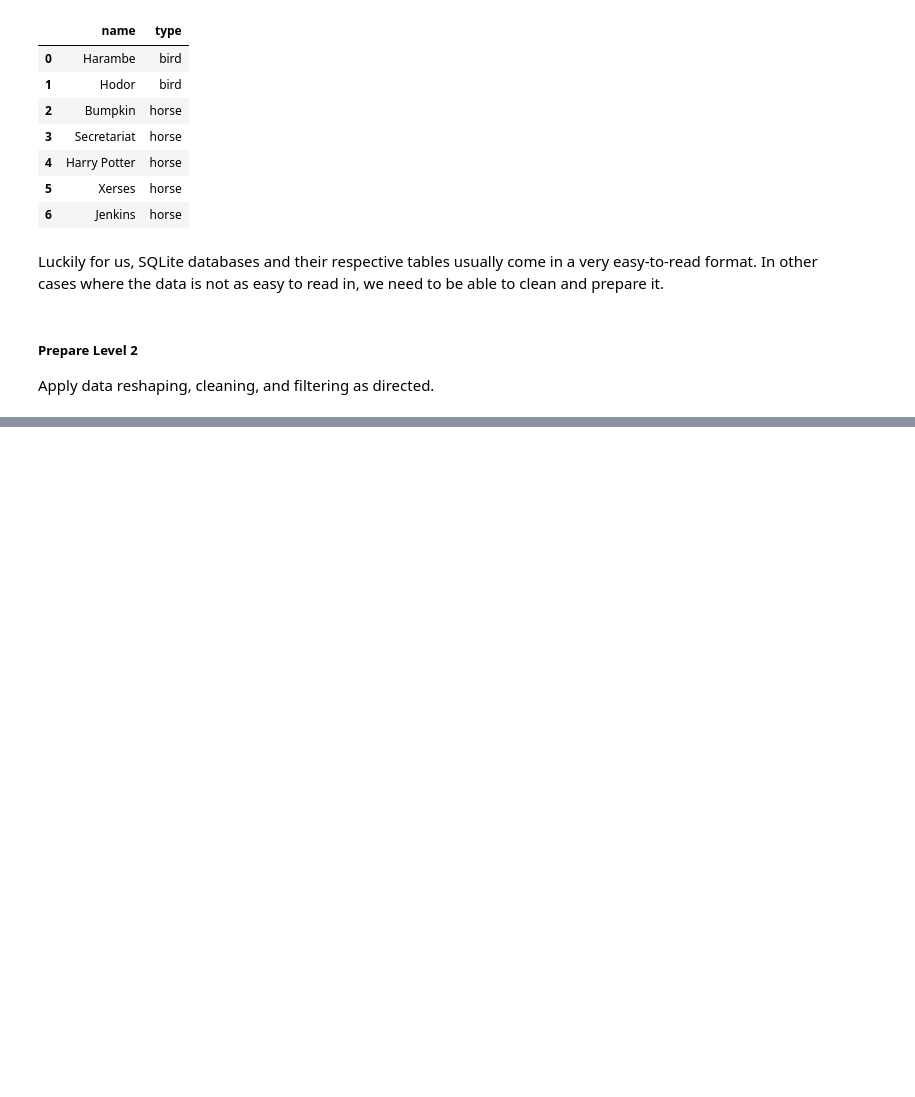
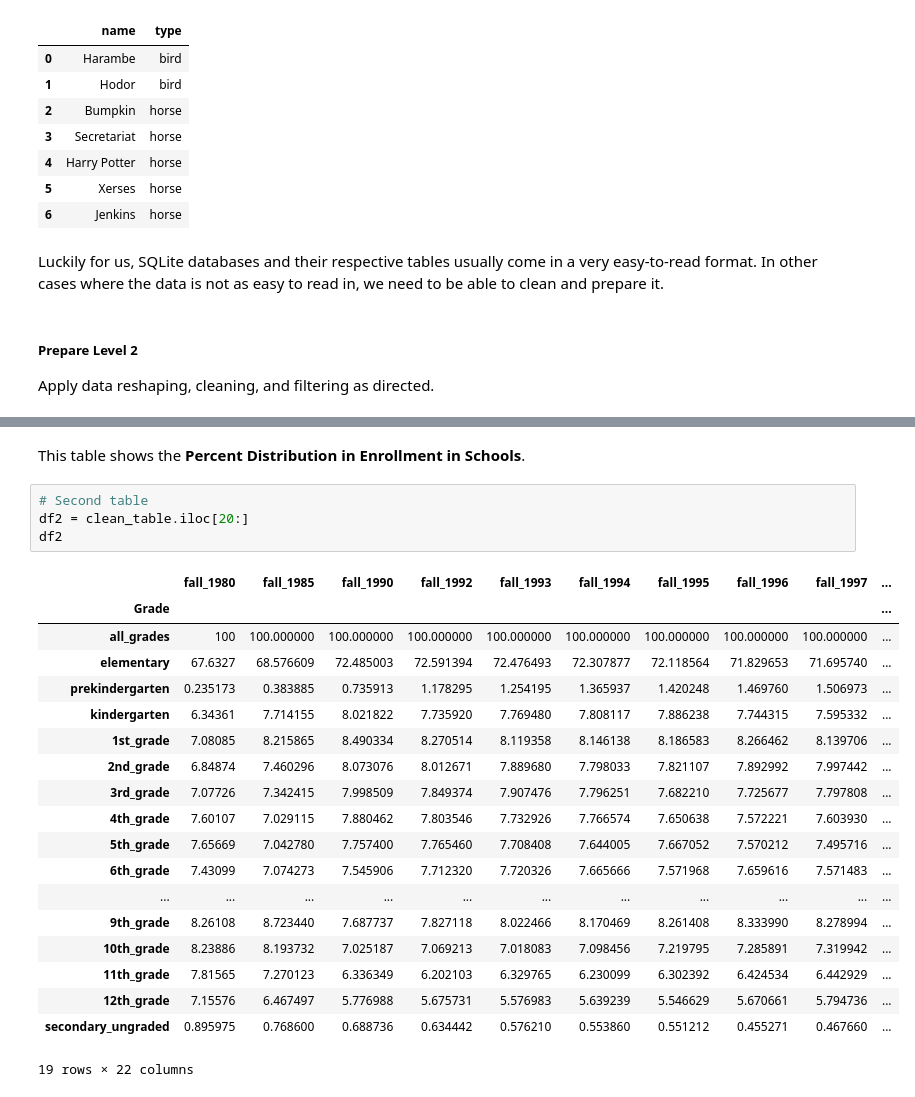
Before and after one commit to briannakathrynm/portfolio-briannakathrynm, a Jupyter notebook: submission_1.ipynb, the cells around one changed output, grey strips where cells are left out. Drawn from its saved outputs; the diff is of its cells as text; blank space fills up the shorter version.

```diff
--- a/submission_1.ipynb
+++ b/submission_1.ipynb
@@ -96,0 +208,26 @@ Apply data reshaping, cleaning, and filtering as directed.
+# %% [markdown]
+This table shows the **Percent Distribution in Enrollment in Schools**.
+# %%
+# Second table
+df2 = clean_table.iloc[20:]
+df2
+# %% [output]
+|  | fall_1980 | fall_1985 | fall_1990 | fall_1992 | fall_1993 | fall_1994 | fall_1995 | fall_1996 | fall_1997 | ... |
+| Grade |  |  |  |  |  |  |  |  |  | ... |
+| all_grades | 100 | 100.000000 | 100.000000 | 100.000000 | 100.000000 | 100.000000 | 100.000000 | 100.000000 | 100.000000 | ... |
+| elementary | 67.6327 | 68.576609 | 72.485003 | 72.591394 | 72.476493 | 72.307877 | 72.118564 | 71.829653 | 71.695740 | ... |
+| prekindergarten | 0.235173 | 0.383885 | 0.735913 | 1.178295 | 1.254195 | 1.365937 | 1.420248 | 1.469760 | 1.506973 | ... |
+| kindergarten | 6.34361 | 7.714155 | 8.021822 | 7.735920 | 7.769480 | 7.808117 | 7.886238 | 7.744315 | 7.595332 | ... |
+| 1st_grade | 7.08085 | 8.215865 | 8.490334 | 8.270514 | 8.119358 | 8.146138 | 8.186583 | 8.266462 | 8.139706 | ... |
+| 2nd_grade | 6.84874 | 7.460296 | 8.073076 | 8.012671 | 7.889680 | 7.798033 | 7.821107 | 7.892992 | 7.997442 | ... |
+| 3rd_grade | 7.07726 | 7.342415 | 7.998509 | 7.849374 | 7.907476 | 7.796251 | 7.682210 | 7.725677 | 7.797808 | ... |
+| 4th_grade | 7.60107 | 7.029115 | 7.880462 | 7.803546 | 7.732926 | 7.766574 | 7.650638 | 7.572221 | 7.603930 | ... |
+| 5th_grade | 7.65669 | 7.042780 | 7.757400 | 7.765460 | 7.708408 | 7.644005 | 7.667052 | 7.570212 | 7.495716 | ... |
+| 6th_grade | 7.43099 | 7.074273 | 7.545906 | 7.712320 | 7.720326 | 7.665666 | 7.571968 | 7.659616 | 7.571483 | ... |
+| ... | ... | ... | ... | ... | ... | ... | ... | ... | ... | ... |
+| 9th_grade | 8.26108 | 8.723440 | 7.687737 | 7.827118 | 8.022466 | 8.170469 | 8.261408 | 8.333990 | 8.278994 | ... |
+| 10th_grade | 8.23886 | 8.193732 | 7.025187 | 7.069213 | 7.018083 | 7.098456 | 7.219795 | 7.285891 | 7.319942 | ... |
+| 11th_grade | 7.81565 | 7.270123 | 6.336349 | 6.202103 | 6.329765 | 6.230099 | 6.302392 | 6.424534 | 6.442929 | ... |
+| 12th_grade | 7.15576 | 6.467497 | 5.776988 | 5.675731 | 5.576983 | 5.639239 | 5.546629 | 5.670661 | 5.794736 | ... |
+| secondary_ungraded | 0.895975 | 0.768600 | 0.688736 | 0.634442 | 0.576210 | 0.553860 | 0.551212 | 0.455271 | 0.467660 | ... |
+19 rows × 22 columns
```
Also changed, not shown: parts of 9 cells of this notebook, 1 other file.
